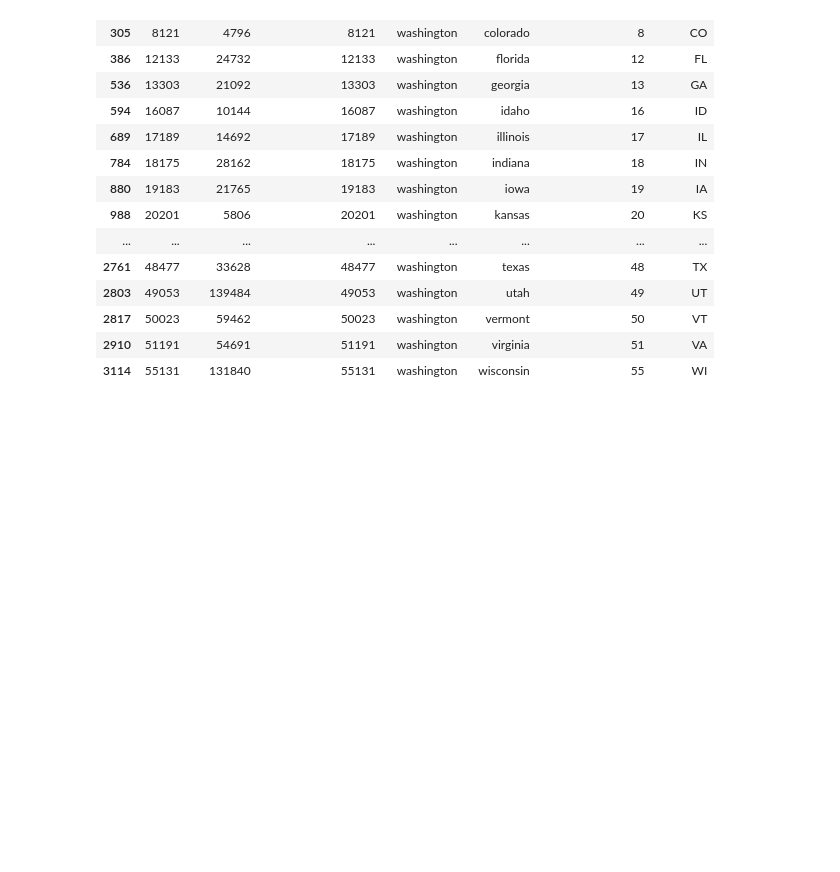
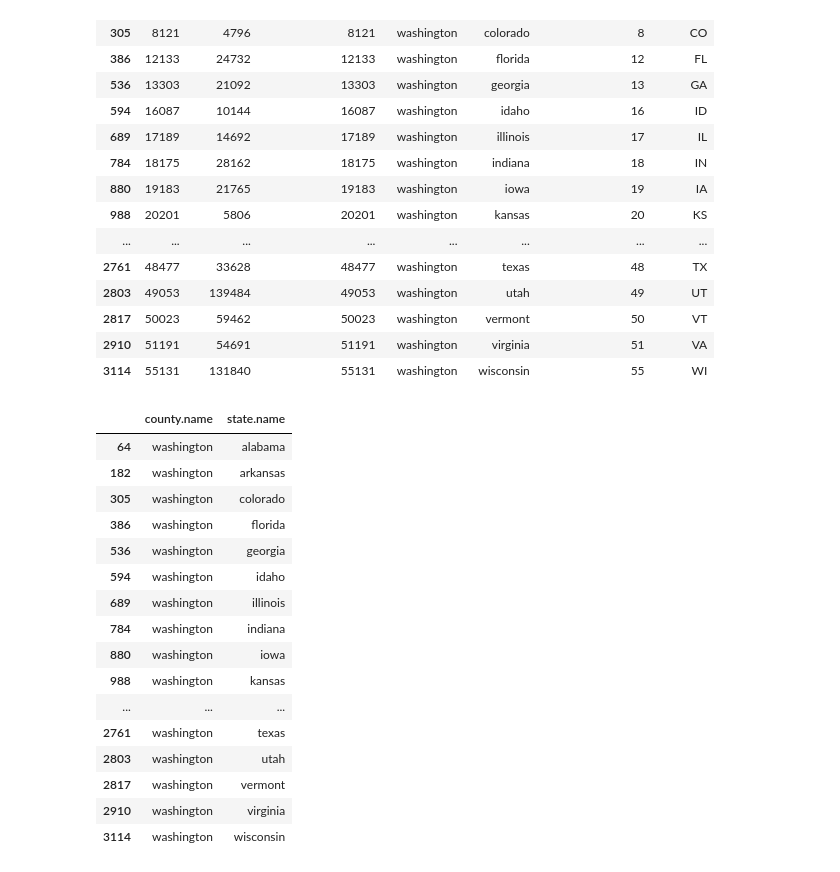
Before and after one commit to arilamstein/polars-pandas, a Jupyter notebook: pandas.ipynb, the cells around one changed output. Drawn from its saved outputs; the diff is of its cells as text; code cells hidden in the pictures; blank space fills up the shorter version.

Commit message:
add in column select

```diff
--- a/pandas.ipynb
+++ b/pandas.ipynb
@@ -85,3 +85,28 @@ df.loc[df['county.name'] == 'washington']
 | 2817 | 50023 | 59462 | 50023 | washington | vermont | 50 | VT |
 | 2910 | 51191 | 54691 | 51191 | washington | virginia | 51 | VA |
 | 3114 | 55131 | 131840 | 55131 | washington | wisconsin | 55 | WI |
+# %%
+# Tying it together with column subsetting
+(
+    df
+    .loc[df['county.name'] == 'washington']
+    [['county.name', 'state.name']]
+)
+# %% [output]
+|  | county.name | state.name |
+| 64 | washington | alabama |
+| 182 | washington | arkansas |
+| 305 | washington | colorado |
+| 386 | washington | florida |
+| 536 | washington | georgia |
+| 594 | washington | idaho |
+| 689 | washington | illinois |
+| 784 | washington | indiana |
+| 880 | washington | iowa |
+| 988 | washington | kansas |
+| ... | ... | ... |
+| 2761 | washington | texas |
+| 2803 | washington | utah |
+| 2817 | washington | vermont |
+| 2910 | washington | virginia |
+| 3114 | washington | wisconsin |
```
